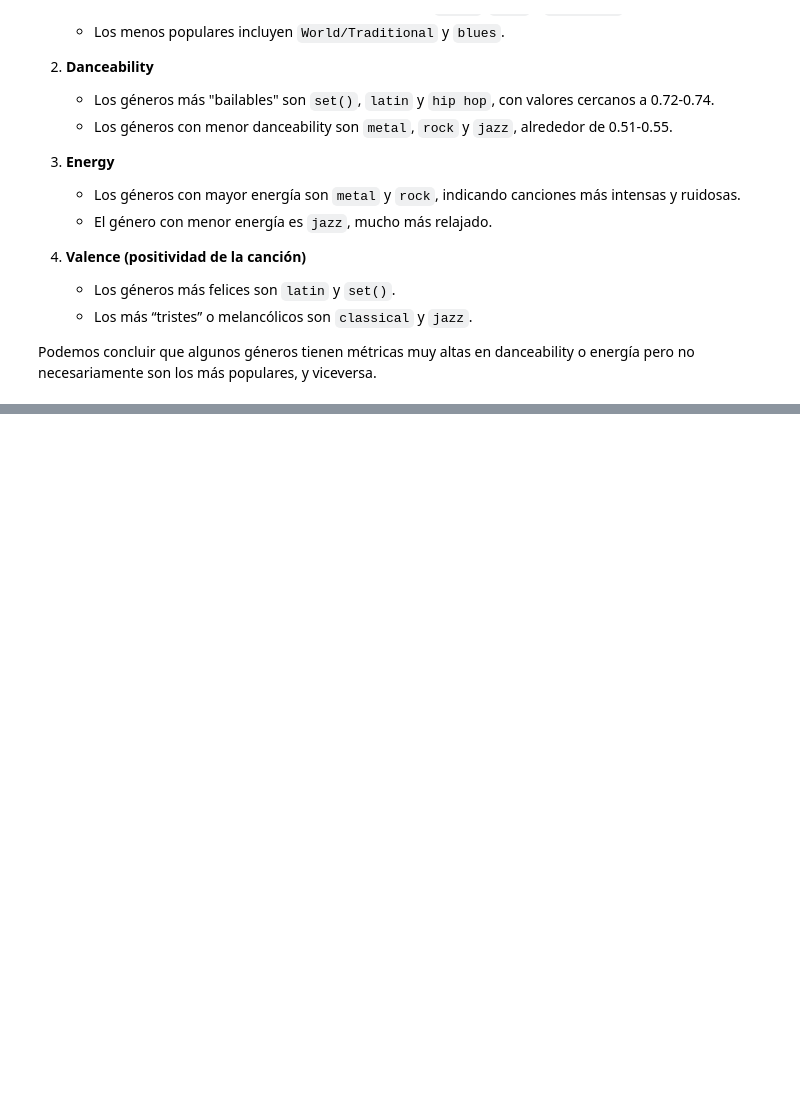
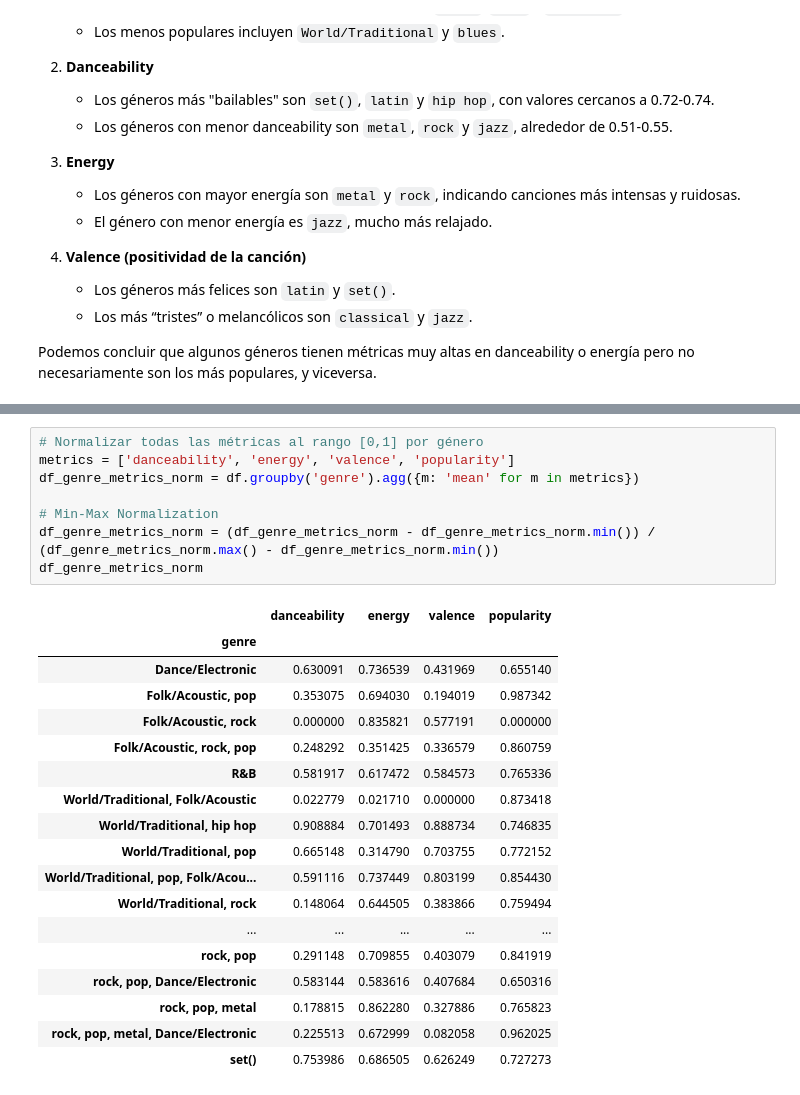
Before and after one commit to andresmatesanz/analizador-spotify-json, a Jupyter notebook: notebooks/01_exploracion_spotify.ipynb, the cells around one changed output, grey strips where cells are left out. Drawn from its saved outputs; the diff is of its cells as text; blank space fills up the shorter version.

Commit message:
Normalización de métricas por género para visualización conjunta.

```diff
--- a/notebooks/01_exploracion_spotify.ipynb
+++ b/notebooks/01_exploracion_spotify.ipynb
@@ -384,0 +396,27 @@ Podemos concluir que algunos géneros tienen métricas muy altas en danceability
+# %%
+# Normalizar todas las métricas al rango [0,1] por género
+metrics = ['danceability', 'energy', 'valence', 'popularity']
+df_genre_metrics_norm = df.groupby('genre').agg({m: 'mean' for m in metrics})
+
+# Min-Max Normalization
+df_genre_metrics_norm = (df_genre_metrics_norm - df_genre_metrics_norm.min()) / (df_genre_metrics_norm.max() - df_genre_metrics_norm.min())
+df_genre_metrics_norm
+# %% [output]
+|  | danceability | energy | valence | popularity |
+| genre |  |  |  |  |
+| Dance/Electronic | 0.630091 | 0.736539 | 0.431969 | 0.655140 |
+| Folk/Acoustic, pop | 0.353075 | 0.694030 | 0.194019 | 0.987342 |
+| Folk/Acoustic, rock | 0.000000 | 0.835821 | 0.577191 | 0.000000 |
+| Folk/Acoustic, rock, pop | 0.248292 | 0.351425 | 0.336579 | 0.860759 |
+| R&B | 0.581917 | 0.617472 | 0.584573 | 0.765336 |
+| World/Traditional, Folk/Acoustic | 0.022779 | 0.021710 | 0.000000 | 0.873418 |
+| World/Traditional, hip hop | 0.908884 | 0.701493 | 0.888734 | 0.746835 |
+| World/Traditional, pop | 0.665148 | 0.314790 | 0.703755 | 0.772152 |
+| World/Traditional, pop, Folk/Acou... | 0.591116 | 0.737449 | 0.803199 | 0.854430 |
+| World/Traditional, rock | 0.148064 | 0.644505 | 0.383866 | 0.759494 |
+| ... | ... | ... | ... | ... |
+| rock, pop | 0.291148 | 0.709855 | 0.403079 | 0.841919 |
+| rock, pop, Dance/Electronic | 0.583144 | 0.583616 | 0.407684 | 0.650316 |
+| rock, pop, metal | 0.178815 | 0.862280 | 0.327886 | 0.765823 |
+| rock, pop, metal, Dance/Electronic | 0.225513 | 0.672999 | 0.082058 | 0.962025 |
+| set() | 0.753986 | 0.686505 | 0.626249 | 0.727273 |
```
Also changed, not shown: parts of 2 cells of this notebook.
